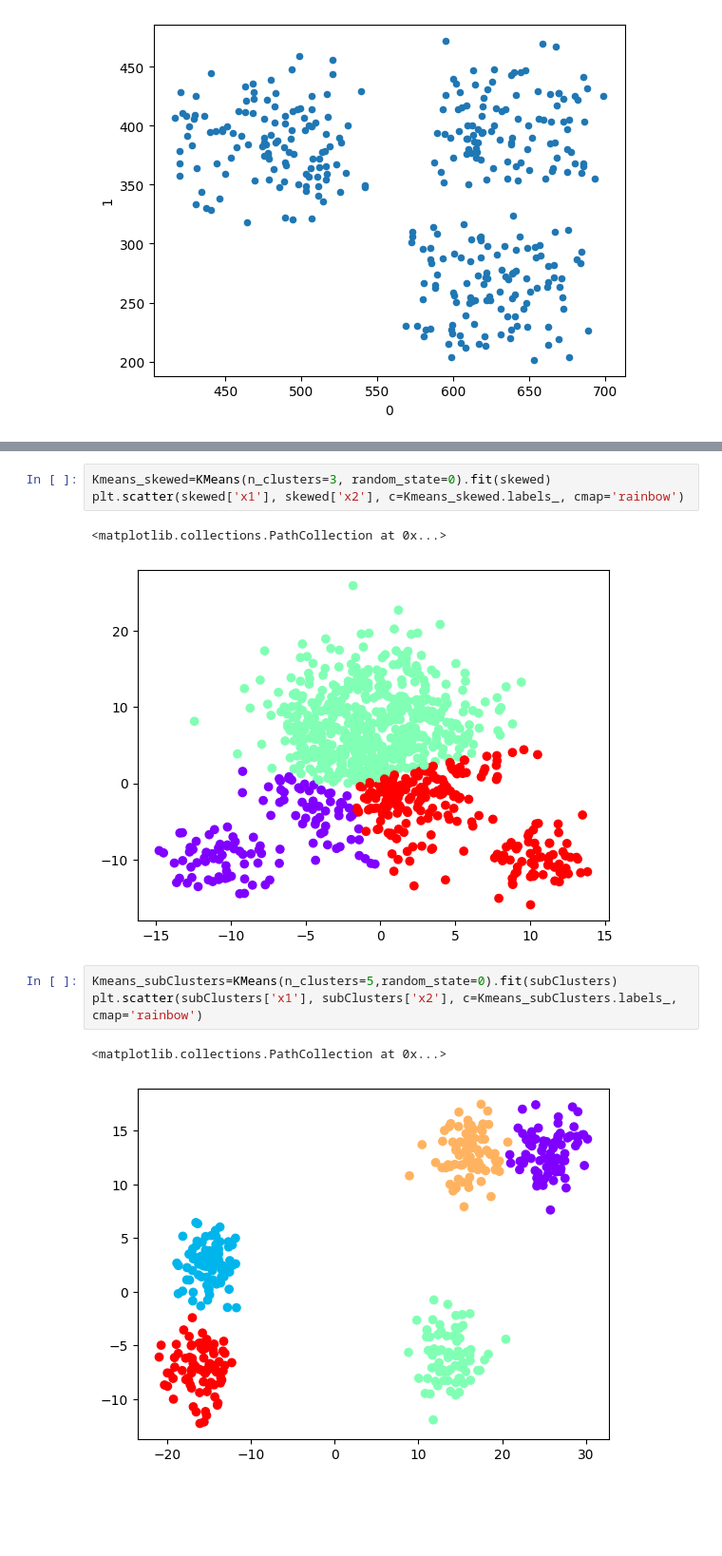
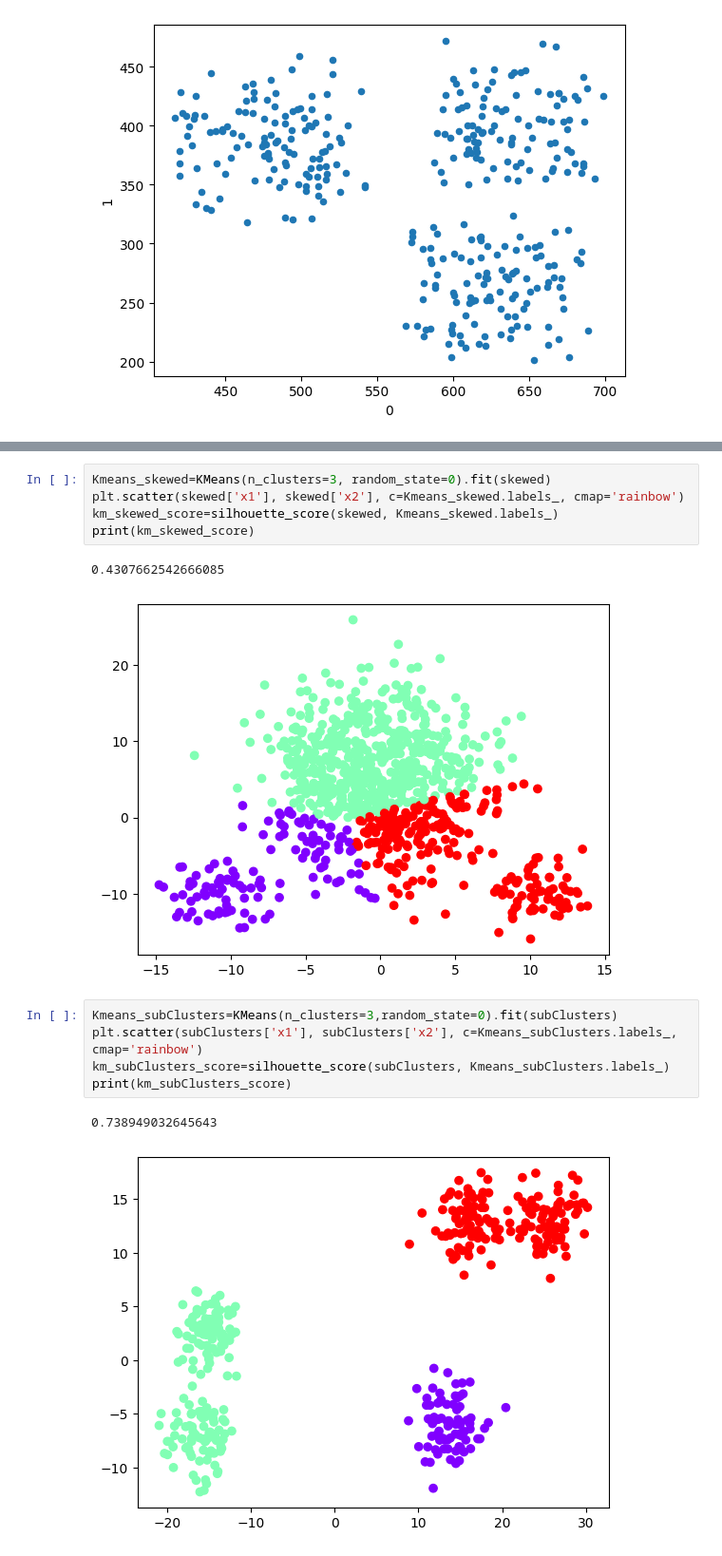
Before and after one commit to adnanqidwai/Comparing_Clustering_Algos, a Jupyter notebook: 2.ipynb, the cells around one changed output, grey strips where cells are left out. Shown: that part at 95% size. Cells and saved outputs as stored; diff of their text form; blank space fills up the shorter version.

```diff
--- a/2.ipynb
+++ b/2.ipynb
@@ -39,15 +42,19 @@ plt.scatter(compact['x1'], compact['x2'], c=Kmeans_compact.labels_, cmap='rainbo
 # %%
 Kmeans_skewed=KMeans(n_clusters=3, random_state=0).fit(skewed)
 plt.scatter(skewed['x1'], skewed['x2'], c=Kmeans_skewed.labels_, cmap='rainbow')
+km_skewed_score=silhouette_score(skewed, Kmeans_skewed.labels_)
+print(km_skewed_score)
 # %% [output]
-<matplotlib.collections.PathCollection at 0x...>
+0.4307662542666085
 [figure]
 # %%
-Kmeans_subClusters=KMeans(n_clusters=5,random_state=0).fit(subClusters)
+Kmeans_subClusters=KMeans(n_clusters=3,random_state=0).fit(subClusters)
 plt.scatter(subClusters['x1'], subClusters['x2'], c=Kmeans_subClusters.labels_, cmap='rainbow')
+km_subClusters_score=silhouette_score(subClusters, Kmeans_subClusters.labels_)
+print(km_subClusters_score)
 # %% [output]
-<matplotlib.collections.PathCollection at 0x...>
+0.738949032645643
-[figure, old version]
+[figure, new version]
 # %%
 Kmeans_wellSeperated=KMeans(n_clusters=3, random_state=0).fit(wellSeperated)
 plt.scatter(wellSeperated['0'], wellSeperated['1'], c=Kmeans_wellSeperated.labels_, cmap='rainbow')
```
Also changed, not shown: parts of 7 cells of this notebook.
